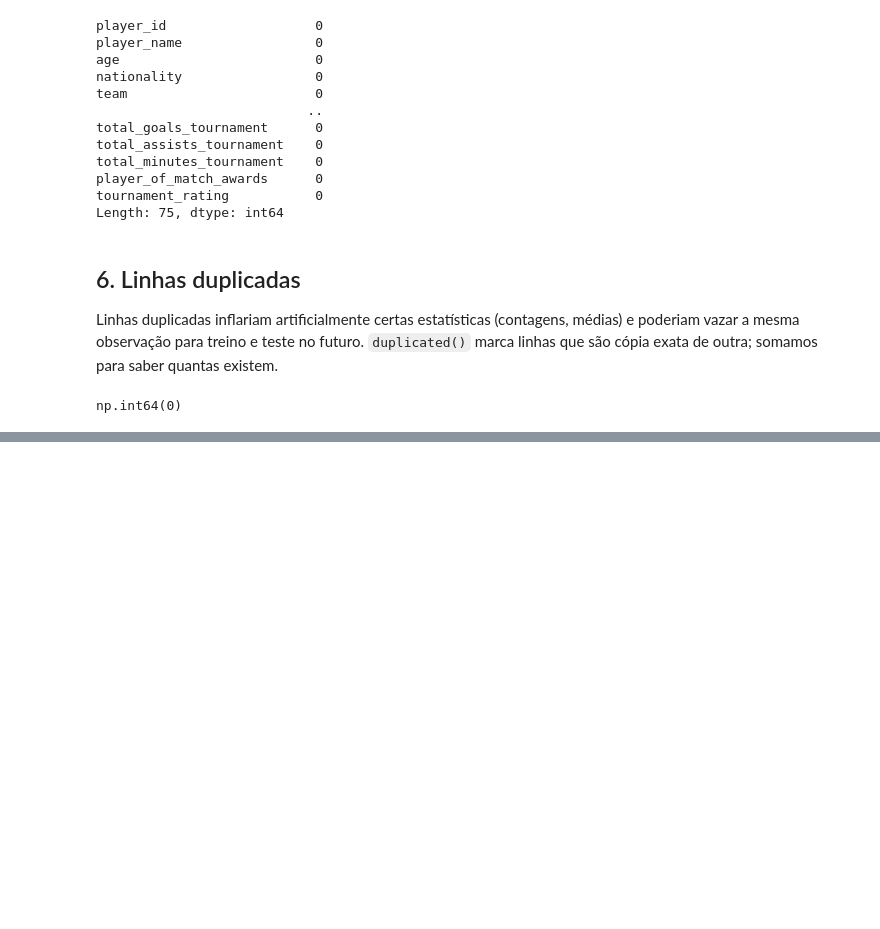
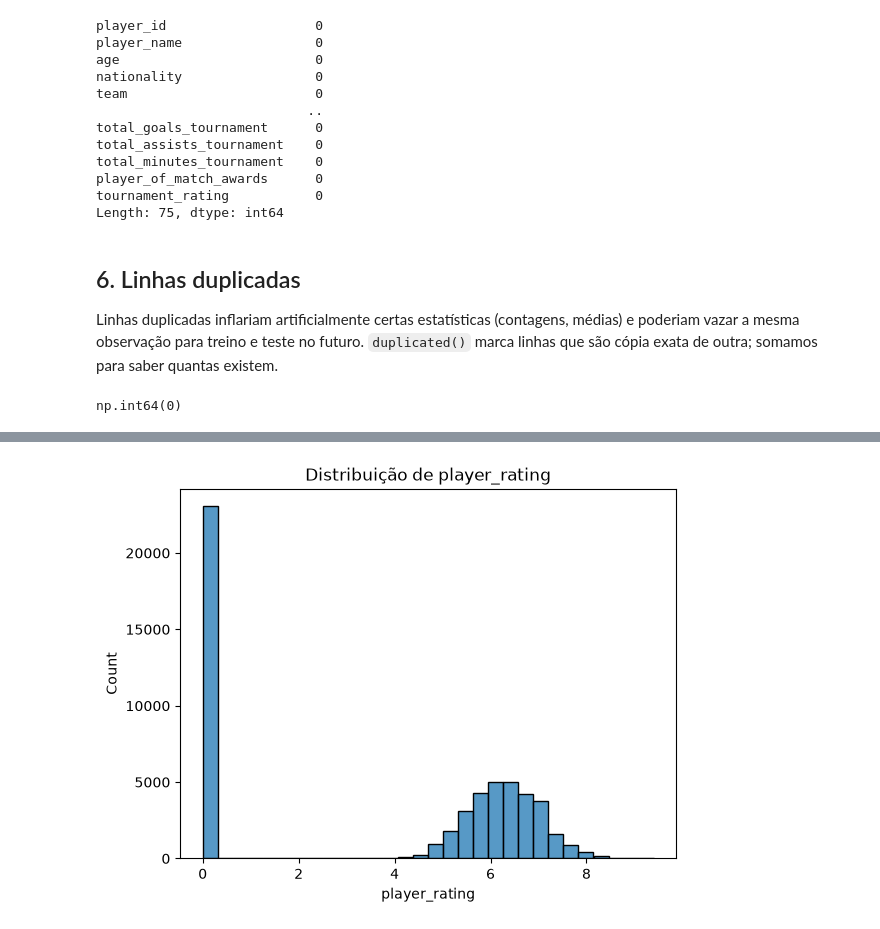
Before and after one commit to Filip3Owl/WorldCupPlayersAnalyses, a Jupyter notebook: notebooks/01_eda.ipynb, the cells around one changed output, grey strips where cells are left out. Drawn from its saved outputs; the diff is of its cells as text; code cells hidden in the pictures; blank space fills up the shorter version.

Commit message:
add: target definition and data leakage investigation to EDA notebook

```diff
--- a/notebooks/01_eda.ipynb
+++ b/notebooks/01_eda.ipynb
@@ -96,0 +118,6 @@ np.int64(0)
+# %%
+sns.histplot(data=data_df, x="player_rating", bins=30)
+plt.title("Distribuição de player_rating")
+plt.show()
+# %% [output]
+[figure, added]
```
Also changed, not shown: parts of 15 cells of this notebook.
